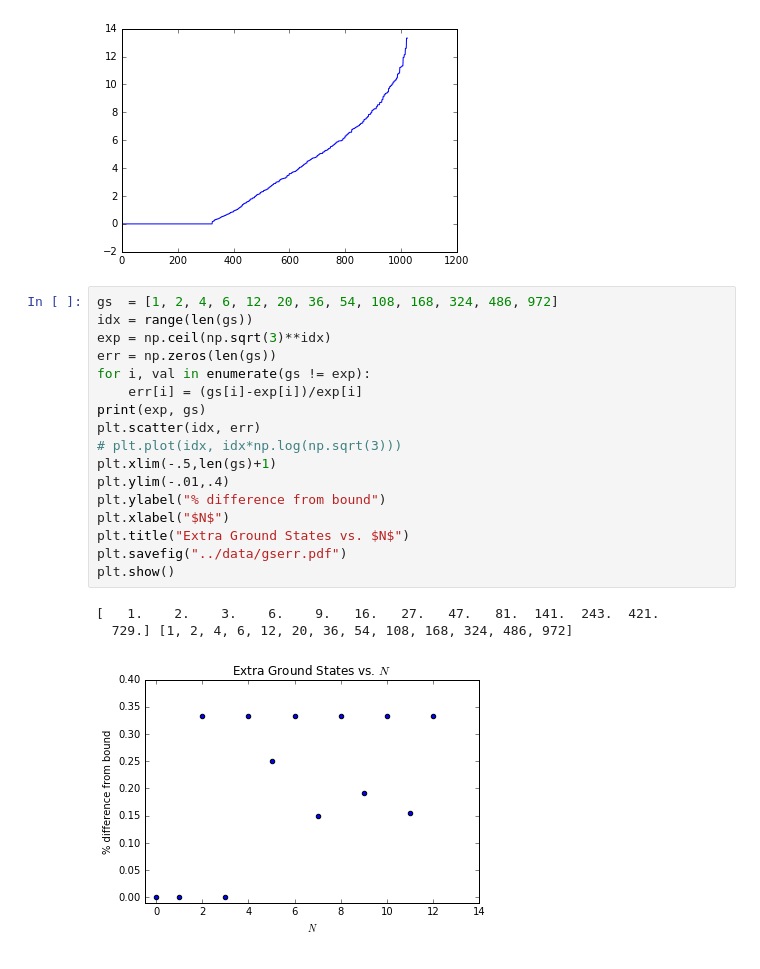
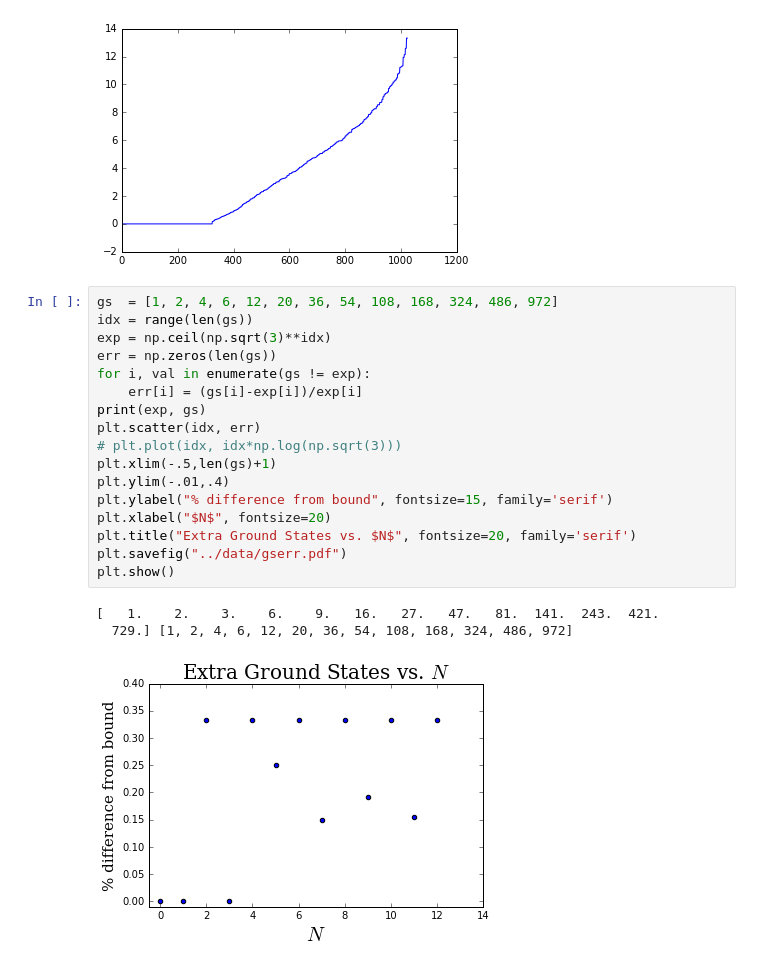
Before and after one commit to cnstahl/JP2, a Jupyter notebook: python/Count Ground States.ipynb, the cells around one changed output. Saved outputs shown, nothing was run; the diff lists cells and outputs as text.

```diff
--- a/python/Count Ground States.ipynb
+++ b/python/Count Ground States.ipynb
@@ -43,21 +43,21 @@ plt.plot(range(len(w)), w)
 # %%
 gs  = [1, 2, 4, 6, 12, 20, 36, 54, 108, 168, 324, 486, 972]
 idx = range(len(gs))
 exp = np.ceil(np.sqrt(3)**idx)
 err = np.zeros(len(gs))
 for i, val in enumerate(gs != exp):
     err[i] = (gs[i]-exp[i])/exp[i]
 print(exp, gs)
 plt.scatter(idx, err)
 # plt.plot(idx, idx*np.log(np.sqrt(3)))
 plt.xlim(-.5,len(gs)+1)
 plt.ylim(-.01,.4)
-plt.ylabel("% difference from bound")
-plt.xlabel("$N$")
-plt.title("Extra Ground States vs. $N$")
+plt.ylabel("% difference from bound", fontsize=15, family='serif')
+plt.xlabel("$N$", fontsize=20)
+plt.title("Extra Ground States vs. $N$", fontsize=20, family='serif')
 plt.savefig("../data/gserr.pdf")
 plt.show()
 # %% [output]
 [   1.    2.    3.    6.    9.   16.   27.   47.   81.  141.  243.  421.
   729.] [1, 2, 4, 6, 12, 20, 36, 54, 108, 168, 324, 486, 972]
-[figure, old version]
+[figure, new version]
```
Also changed, not shown: 20 other files.
